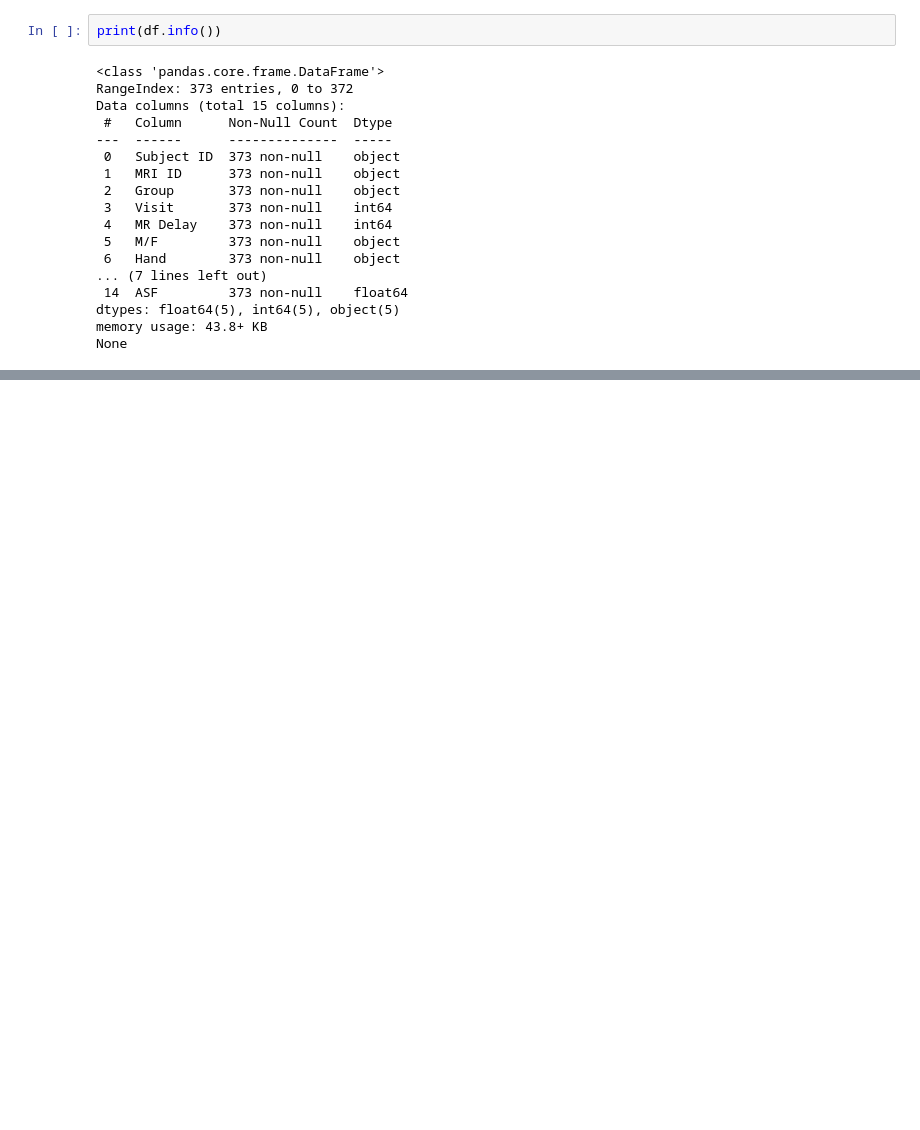
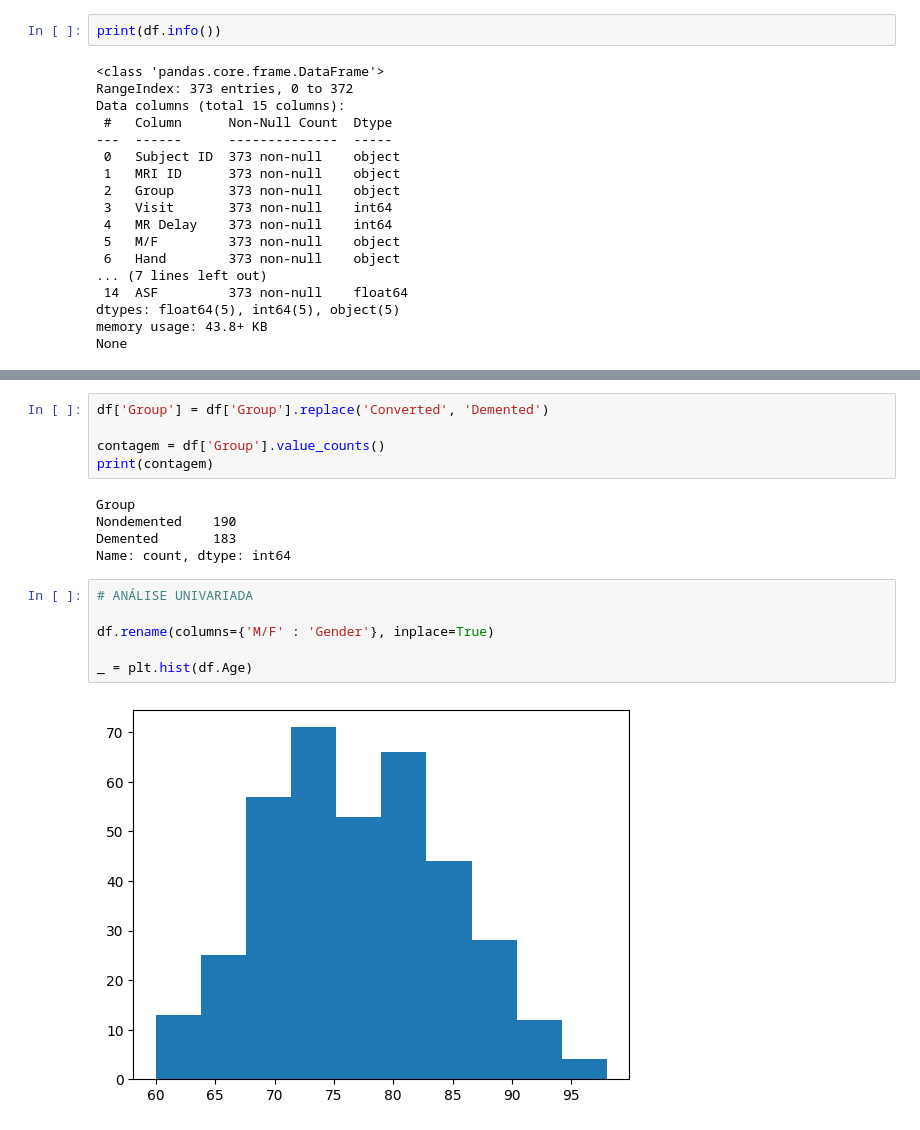
Before and after one commit to debahferreira/neuropredict-ml, a Jupyter notebook: notebooks/01_exploracao.ipynb, the cells around one changed output, grey strips where cells are left out. Saved outputs shown, nothing was run; the diff lists cells and outputs as text; blank space fills up the shorter version.

```diff
--- a/notebooks/01_exploracao.ipynb
+++ b/notebooks/01_exploracao.ipynb
@@ -114,3 +113,21 @@ df.describe()
 | 50% | 2.000000 | 552.000000 | 77.000000 | 15.000000 | 2.000000 | 29.000000 | 0.000000 | 1470.000000 | 0.729000 | 1.194000 |
 | 75% | 2.000000 | 873.000000 | 82.000000 | 16.000000 | 3.000000 | 30.000000 | 0.500000 | 1597.000000 | 0.756000 | 1.293000 |
 | max | 5.000000 | 2639.000000 | 98.000000 | 23.000000 | 5.000000 | 30.000000 | 2.000000 | 2004.000000 | 0.837000 | 1.587000 |
+# %%
+df['Group'] = df['Group'].replace('Converted', 'Demented')
+
+contagem = df['Group'].value_counts()
+print(contagem)
+# %% [output]
+Group
+Nondemented    190
+Demented       183
+Name: count, dtype: int64
+# %%
+# ANÁLISE UNIVARIADA
+
+df.rename(columns={'M/F' : 'Gender'}, inplace=True)
+
+_ = plt.hist(df.Age)
+# %% [output]
+[figure, added]
```
Also changed, not shown: parts of 11 cells of this notebook.
